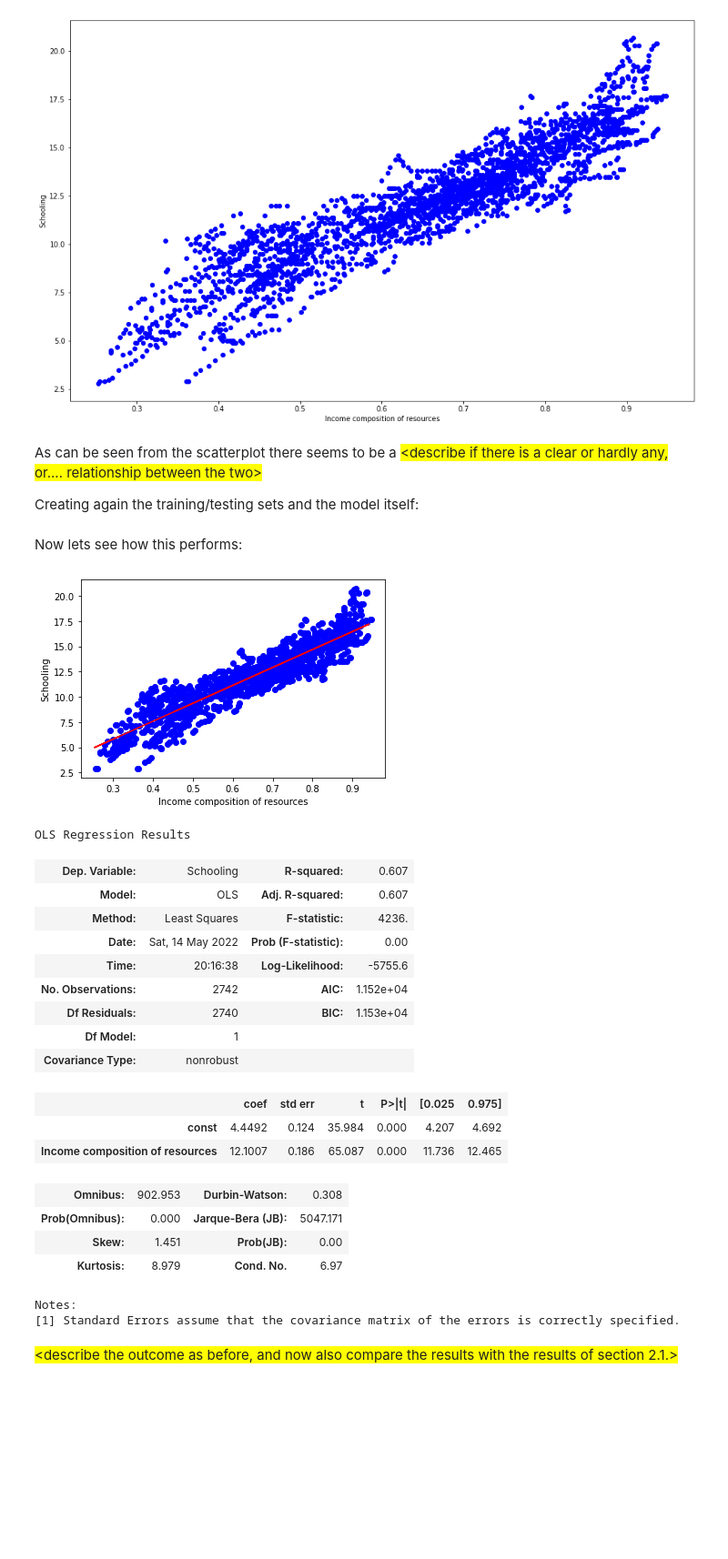
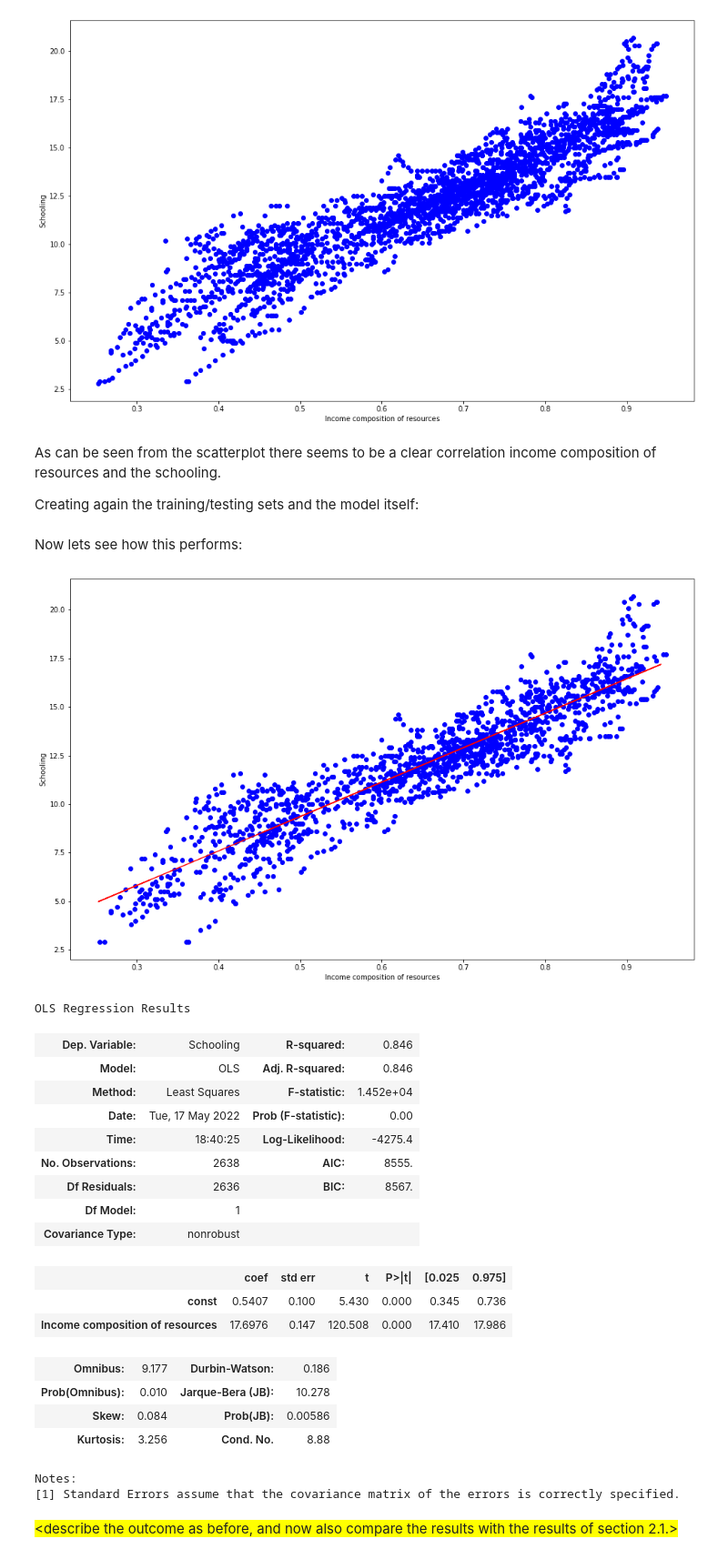
Before and after one commit to CyberPim/Python-assignments, a Jupyter notebook: Session 4/DMS - S4 - Assignment 1 - Template.ipynb, the cells around one changed output. Shown at 91% size. Drawn from its saved outputs; the diff is of its cells as text; code cells hidden in the pictures; blank space fills up the shorter version.

```diff
--- a/Session 4/DMS - S4 - Assignment 1 - Template.ipynb
+++ b/Session 4/DMS - S4 - Assignment 1 - Template.ipynb
@@ -121,6 +129,7 @@ We start with predicting <span>Schooling</span> using <span >the variable Life e
 # %%
 # To show the scatterplot inline
 %matplotlib inline
+plt.rcParams['figure.figsize']= (16,10)
 
 # Clean the date / remove everything with the value NaN
 dataset = dataset[["Life expectancy ","Income composition of resources", "Schooling"]].dropna()
@@ -173,6 +182,7 @@ Lets see how well the model performed with the training data, by visualisation:
 # %%
 # To show the scatterplot inline
 %matplotlib inline
+plt.rcParams['figure.figsize']= (16,10)
 
 # Show scatterplot with regression line
 plt.scatter(X_train, y_train, c='blue')
@@ -238,6 +248,7 @@ Below a visualisation of these two:
 # %%
 # To show the scatterplot inline
 %matplotlib inline
+plt.rcParams['figure.figsize']= (16,10)
 
 # Remove the 0 values of Income compostion of resources to improve the model score
 dataset = dataset[dataset['Income composition of resources'] != 0]
@@ -258,7 +269,7 @@ plt.show()
 # %% [output]
 [figure]
 # %% [markdown]
-As can be seen from the scatterplot there seems to be a <span style='background:yellow'>\<describe if there is a clear or hardly any, or.... relationship between the two\></span>
+As can be seen from the scatterplot there seems to be a clear correlation income composition of resources and the schooling.
 
 Creating again the training/testing sets and the model itself:
 # %%
@@ -282,42 +293,43 @@ Now lets see how this performs:
 # %%
 # To show the scatterplot inline
 %matplotlib inline
+plt.rcParams['figure.figsize']= (16,10)
 
 # Show scatterplot with regression line
 plt.scatter(X_train, y_train, c='blue')
 plt.plot(X_test, myPrediction, c='red')
 
 plt.xlabel("Income composition of resources")
 plt.ylabel("Schooling")
 
 plt.show()
 
 # Statsmodels.api summary
 x = dataset["Income composition of resources"]
 x = sm.add_constant(x)
 y = dataset["Schooling"]
 
 statsmodel = sm.OLS(y,x).fit()
 statsmodel.summary()
 # %% [output]
-[figure, old version]
+[figure, new version]
 OLS Regression Results
-| Dep. Variable: | Schooling | R-squared: | 0.607 |
-| Model: | OLS | Adj. R-squared: | 0.607 |
-| Method: | Least Squares | F-statistic: | 4236. |
-| Date: | Sat, 14 May 2022 | Prob (F-statistic): | 0.00 |
-| Time: | 20:16:38 | Log-Likelihood: | -5755.6 |
-| No. Observations: | 2742 | AIC: | 1.152e+04 |
-| Df Residuals: | 2740 | BIC: | 1.153e+04 |
+| Dep. Variable: | Schooling | R-squared: | 0.846 |
+| Model: | OLS | Adj. R-squared: | 0.846 |
+| Method: | Least Squares | F-statistic: | 1.452e+04 |
+| Date: | Tue, 17 May 2022 | Prob (F-statistic): | 0.00 |
+| Time: | 18:40:25 | Log-Likelihood: | -4275.4 |
+| No. Observations: | 2638 | AIC: | 8555. |
+| Df Residuals: | 2636 | BIC: | 8567. |
 | Df Model: | 1 |  |  |
 | Covariance Type: | nonrobust |  |  |
 |  | coef | std err | t | P>|t| | [0.025 | 0.975] |
-| const | 4.4492 | 0.124 | 35.984 | 0.000 | 4.207 | 4.692 |
-| Income composition of resources | 12.1007 | 0.186 | 65.087 | 0.000 | 11.736 | 12.465 |
+| const | 0.5407 | 0.100 | 5.430 | 0.000 | 0.345 | 0.736 |
+| Income composition of resources | 17.6976 | 0.147 | 120.508 | 0.000 | 17.410 | 17.986 |
-| Omnibus: | 902.953 | Durbin-Watson: | 0.308 |
-| Prob(Omnibus): | 0.000 | Jarque-Bera (JB): | 5047.171 |
-| Skew: | 1.451 | Prob(JB): | 0.00 |
-| Kurtosis: | 8.979 | Cond. No. | 6.97 |
+| Omnibus: | 9.177 | Durbin-Watson: | 0.186 |
+| Prob(Omnibus): | 0.010 | Jarque-Bera (JB): | 10.278 |
+| Skew: | 0.084 | Prob(JB): | 0.00586 |
+| Kurtosis: | 3.256 | Cond. No. | 8.88 |
 Notes:
 [1] Standard Errors assume that the covariance matrix of the errors is correctly specified.
 # %% [markdown]
```
Also changed, not shown: parts of 39 cells of this notebook, 3 other files.
